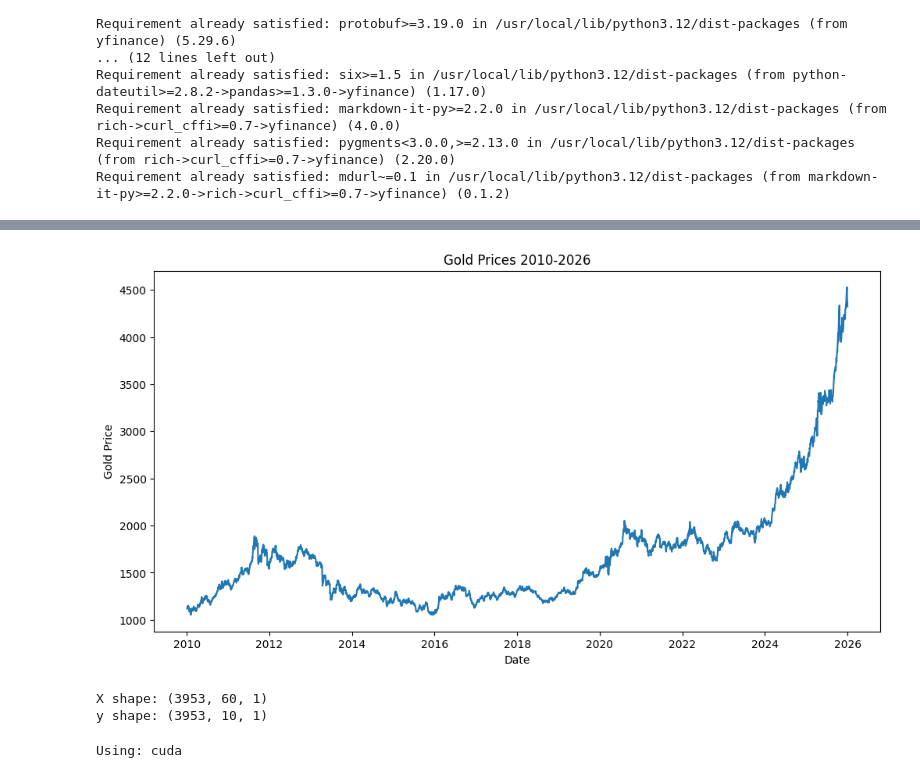
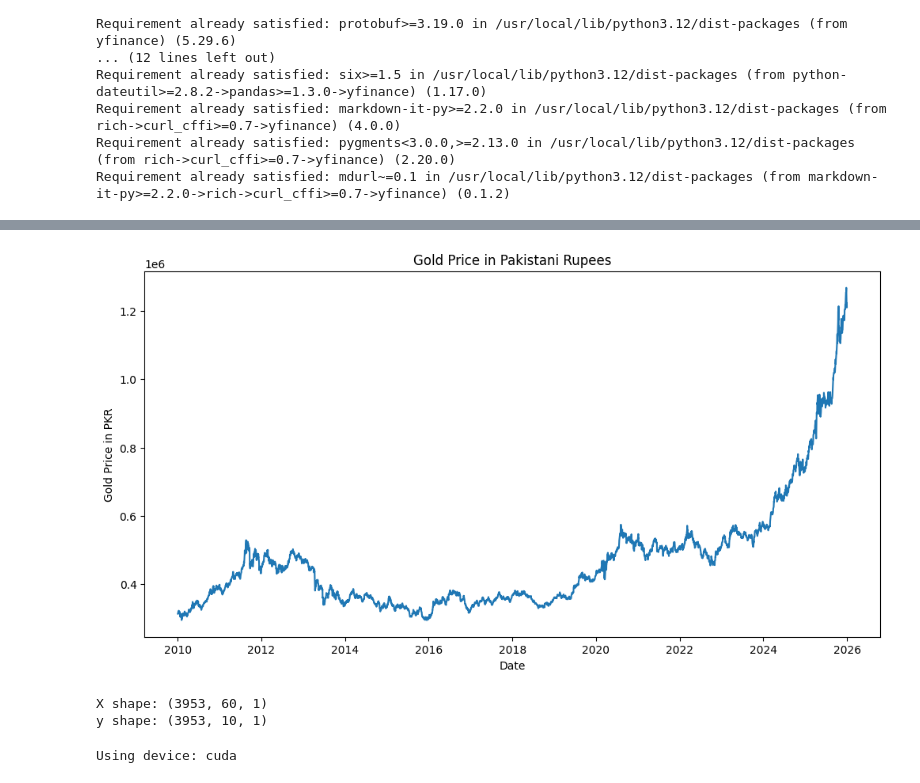
Before and after one commit to mtalhak003/AI-ML-Deep-Learning, a Jupyter notebook: Transformer_Based_Daily_Gold_Price_Forecasting_Using_Historical_Time_Series_Data.ipynb, the cells around one changed output, grey strips where cells are left out. Drawn from its saved outputs; the diff is of its cells as text; code cells hidden in the pictures.

```diff
--- a/Transformer_Based_Daily_Gold_Price_Forecasting_Using_Historical_Time_Series_Data.ipynb
+++ b/Transformer_Based_Daily_Gold_Price_Forecasting_Using_Historical_Time_Series_Data.ipynb
@@ -49,6 +60,9 @@ Date
 # %%
+data = yf.download("GC=F", start="2010-01-01", end="2026-01-01", auto_adjust=True)
+
 data = data[["Close"]].dropna()
 
 print(data.head())
+print(data.tail())
 print(data.shape)
 # %% [output]
@@ -63,0 +87,6 @@ Date
+# %%
+usd_to_pkr = 280
+
+data["Gold_Price_PKR"] = data["Close"] * usd_to_pkr
+
+print(data.head())
@@ -64,12 +102,11 @@ Date
 # %%
-
 plt.figure(figsize=(12,6))
-plt.plot(data["Close"])
-plt.title("Gold Prices 2010-2026")
+plt.plot(data["Gold_Price_PKR"])
+plt.title("Gold Price in Pakistani Rupees")
 plt.xlabel("Date")
-plt.ylabel("Gold Price")
+plt.ylabel("Gold Price in PKR")
 plt.show()
 # %% [output]
-[figure, old version]
+[figure, new version]
 # %%
 scaler = MinMaxScaler()
@@ -103,7 +141,7 @@ X_test = X[train_size:]
 y_test = y[train_size:]
 # %%
 device = torch.device("cuda" if torch.cuda.is_available() else "cpu")
-print("Using:", device)
+print("Using device:", device)
 
 X_train = torch.tensor(X_train, dtype=torch.float32).to(device)
 y_train = torch.tensor(y_train, dtype=torch.float32).to(device)
@@ -111,7 +149,7 @@ y_train = torch.tensor(y_train, dtype=torch.float32).to(device)
 X_test = torch.tensor(X_test, dtype=torch.float32).to(device)
 y_test = torch.tensor(y_test, dtype=torch.float32).to(device)
 # %% [output]
-Using: cuda
+Using device: cuda
 # %%
 class GoldTransformer(nn.Module):
     def __init__(self, input_dim=1, d_model=64, nhead=4, num_layers=2, forecast_days=10):
```
Also changed, not shown: parts of 12 cells of this notebook.
